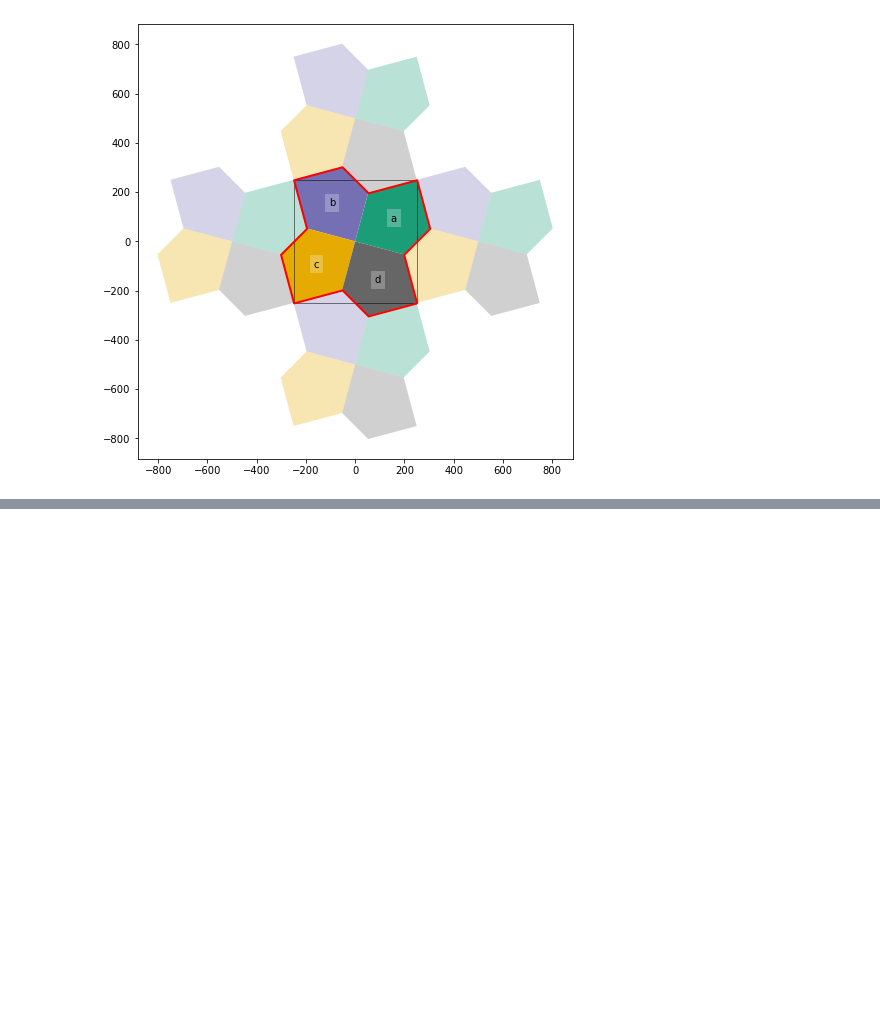
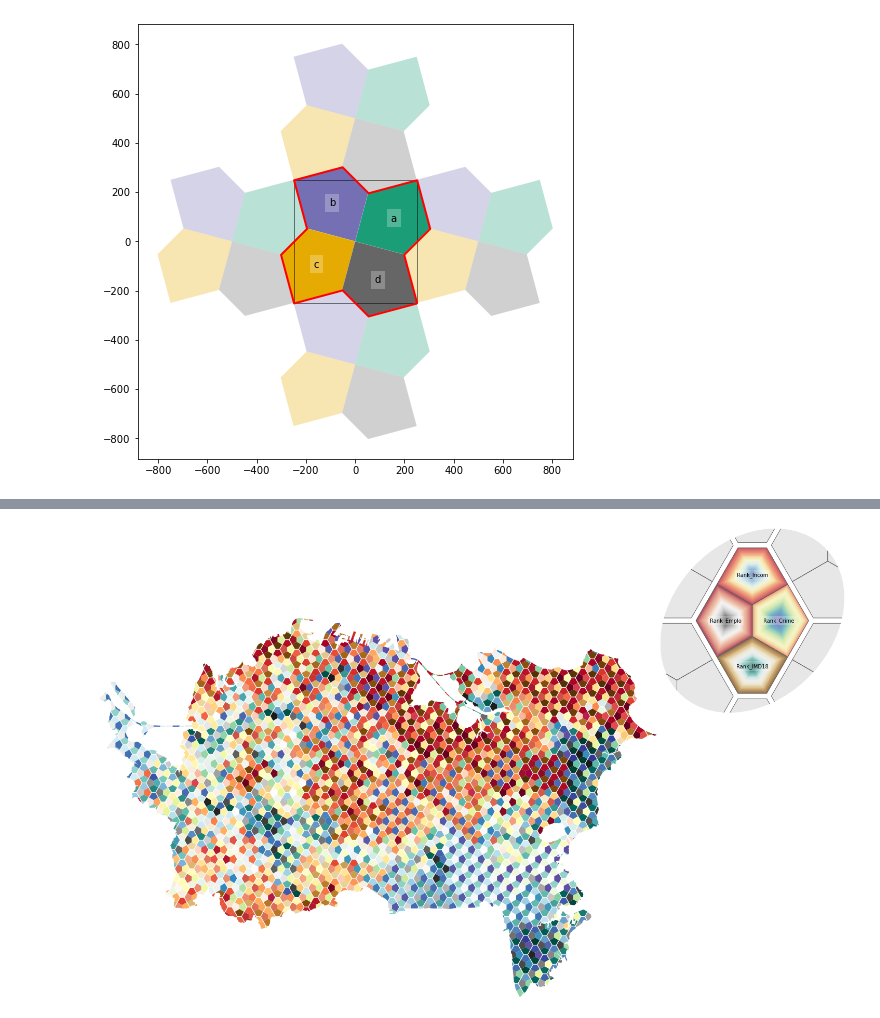
Before and after one commit to DOSull/weaving-space, a Jupyter notebook: weavingspace/example-tiles-cairo.ipynb, the cells around one changed output, grey strips where cells are left out. Saved outputs shown, nothing was run; the diff lists cells and outputs as text; code cells hidden in the pictures; blank space fills up the shorter version.

```diff
--- a/weavingspace/example-tiles-cairo.ipynb
+++ b/weavingspace/example-tiles-cairo.ipynb
@@ -34,0 +52,13 @@ fig = t30.render(use_ellipse = True, ellipse_magnification = 0.9)
+# %%
+tiling = Tiling(tile_unit, ak, id_var = "DZ2018", tile_margin = 12.5)
+t = tiling.get_tiled_map(rotation = -45, prioritise_tiles = True)
+
+t.variables = dict(zip(list("abcd"),
+                         [x for x in ak if "Rank" in x]))
+t.colourmaps = dict(zip(t.variables.values(),
+                          ("BrBG", "RdGy", "RdYlBu", "Spectral",
+                           "PiYG", "PRGn", "PuOr", "viridis")))
+
+fig = t.render(use_ellipse = True)
+# %% [output]
+[figure, added]
```
Also changed, not shown: parts of 5 cells of this notebook.
